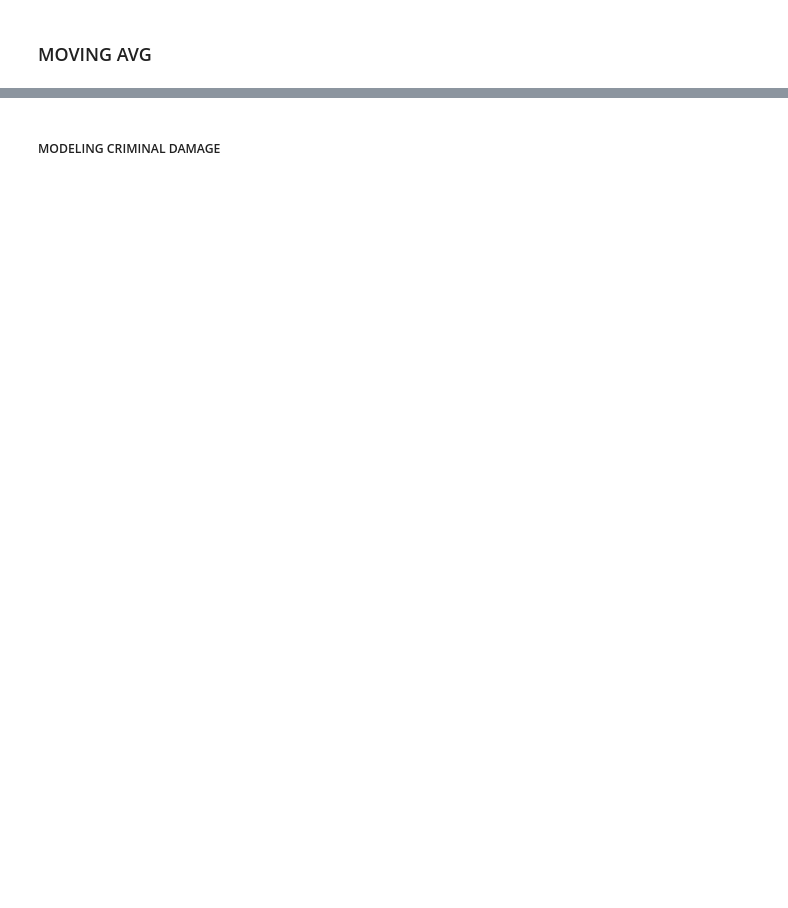
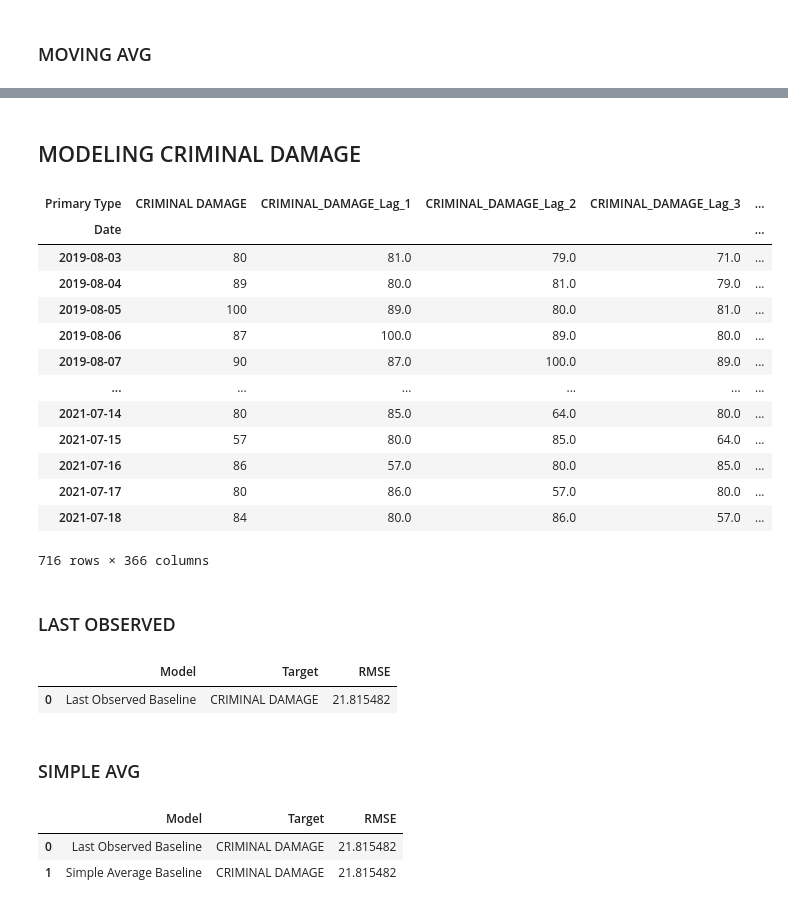
Before and after one commit to JonathanTWare/individual_project, a Jupyter notebook: rough_draft.ipynb, the cells around one changed output, grey strips where cells are left out. Saved outputs shown, nothing was run; the diff lists cells and outputs as text; code cells hidden in the pictures; blank space fills up the shorter version.

```diff
--- a/rough_draft.ipynb
+++ b/rough_draft.ipynb
@@ -433,2 +601,2 @@ y_train = battery_train_df['BATTERY']
 # %% [markdown]
-#####  MODELING CRIMINAL DAMAGE
+## MODELING CRIMINAL DAMAGE
@@ -441,0 +603,72 @@ y_train = criminal_damage_train_df['CRIMINAL DAMAGE']
+# %%
+criminal_damage_train_df
+# %% [output]
+| Primary Type | CRIMINAL DAMAGE | CRIMINAL_DAMAGE_Lag_1 | CRIMINAL_DAMAGE_Lag_2 | CRIMINAL_DAMAGE_Lag_3 | ... |
+| Date |  |  |  |  | ... |
+| 2019-08-03 | 80 | 81.0 | 79.0 | 71.0 | ... |
+| 2019-08-04 | 89 | 80.0 | 81.0 | 79.0 | ... |
+| 2019-08-05 | 100 | 89.0 | 80.0 | 81.0 | ... |
+| 2019-08-06 | 87 | 100.0 | 89.0 | 80.0 | ... |
+| 2019-08-07 | 90 | 87.0 | 100.0 | 89.0 | ... |
+| ... | ... | ... | ... | ... | ... |
+| 2021-07-14 | 80 | 85.0 | 64.0 | 80.0 | ... |
+| 2021-07-15 | 57 | 80.0 | 85.0 | 64.0 | ... |
+| 2021-07-16 | 86 | 57.0 | 80.0 | 85.0 | ... |
+| 2021-07-17 | 80 | 86.0 | 57.0 | 80.0 | ... |
+| 2021-07-18 | 84 | 80.0 | 86.0 | 57.0 | ... |
+716 rows × 366 columns
+# %% [markdown]
+### LAST OBSERVED
+# %%
+target_col = 'CRIMINAL DAMAGE'
+predictor_lag25_col = 'CRIMINAL_DAMAGE_Lag_25'
+predictor_lag45_col = 'CRIMINAL_DAMAGE_Lag_45'
+predictor_lag75_col = 'CRIMINAL_DAMAGE_Lag_75'
+
+target = criminal_damage_train_df[target_col].shift(-365)
+predictor_lag25 = criminal_damage_train_df[predictor_lag25_col]
+predictor_lag45 = criminal_damage_train_df[predictor_lag45_col]
+predictor_lag75 = criminal_damage_train_df[predictor_lag75_col]
+
+predictors = pd.concat([predictor_lag25, predictor_lag45, predictor_lag75], axis=1)
+
+
+target = target.dropna()
+predictors = predictors.dropna()
+
+min_samples = min(len(target), len(predictors))
+target = target[:min_samples]
+predictors = predictors[:min_samples]
+
+target = target.dropna()
+
+
+train_ratio = 0.8
+train_size = int(train_ratio * len(target))
+
+train_target = target[:train_size]
+train_predictors = predictors[:train_size]
+test_target = target[train_size:]
+test_predictors = predictors[train_size:]
+
+model = LinearRegression()
+model.fit(train_predictors, train_target)
+
+predictions = model.predict(test_predictors)
+
+
+mse = mean_squared_error(test_target, predictions)**.5
+
+
+metrics_criminaldamage = pd.DataFrame({
+    'Model': ['Last Observed Baseline'],
+    'Target': 'CRIMINAL DAMAGE',
+    'RMSE': [mse]
+})
+
+metrics_criminaldamage
+# %% [output]
+|  | Model | Target | RMSE |
+| 0 | Last Observed Baseline | CRIMINAL DAMAGE | 21.815482 |
+# %% [markdown]
+### SIMPLE AVG
@@ -441,0 +688,6 @@ y_train = criminal_damage_train_df['CRIMINAL DAMAGE']
+# %%
+metrics_criminaldamage
+# %% [output]
+|  | Model | Target | RMSE |
+| 0 | Last Observed Baseline | CRIMINAL DAMAGE | 21.815482 |
+| 1 | Simple Average Baseline | CRIMINAL DAMAGE | 21.815482 |
```
Also changed, not shown: parts of 61 cells of this notebook, 1 other file.
